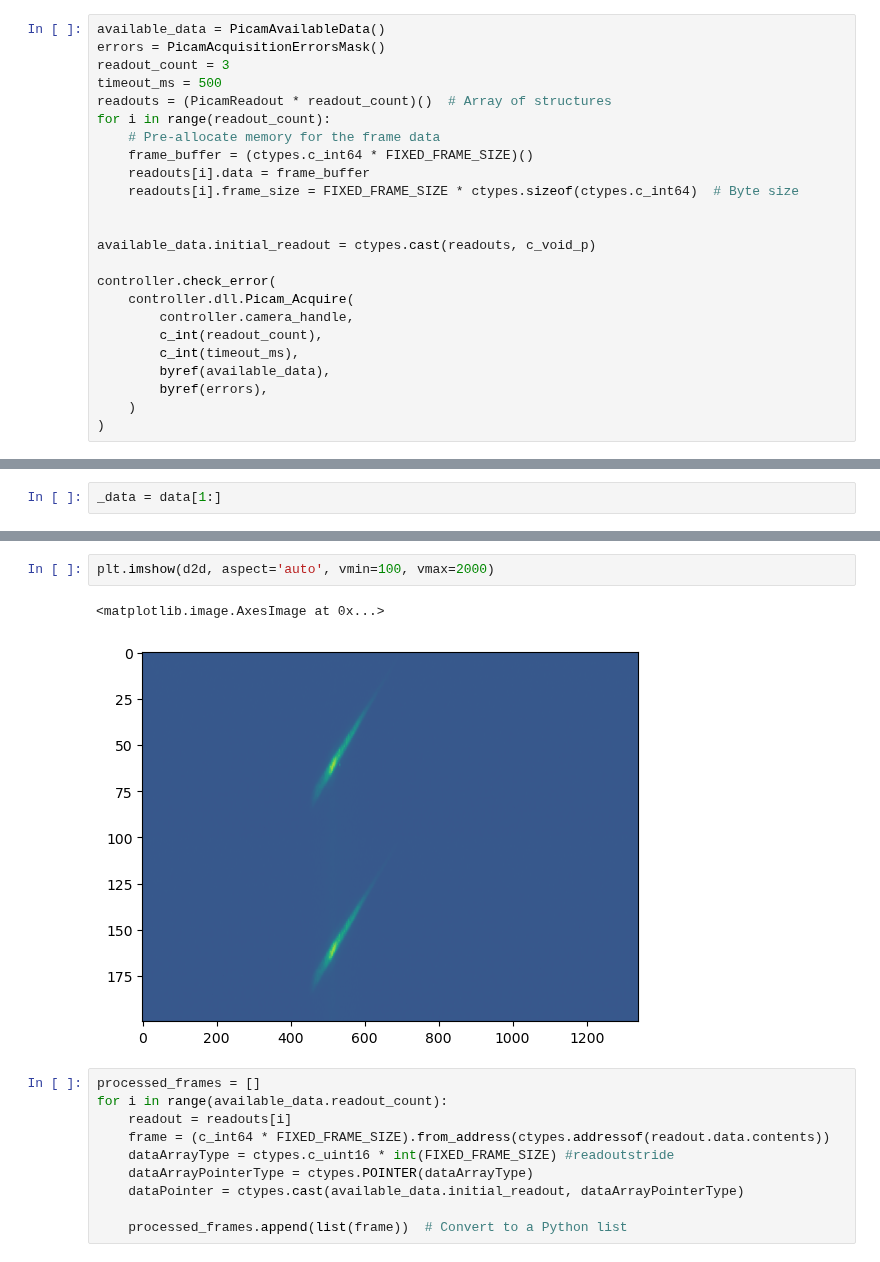
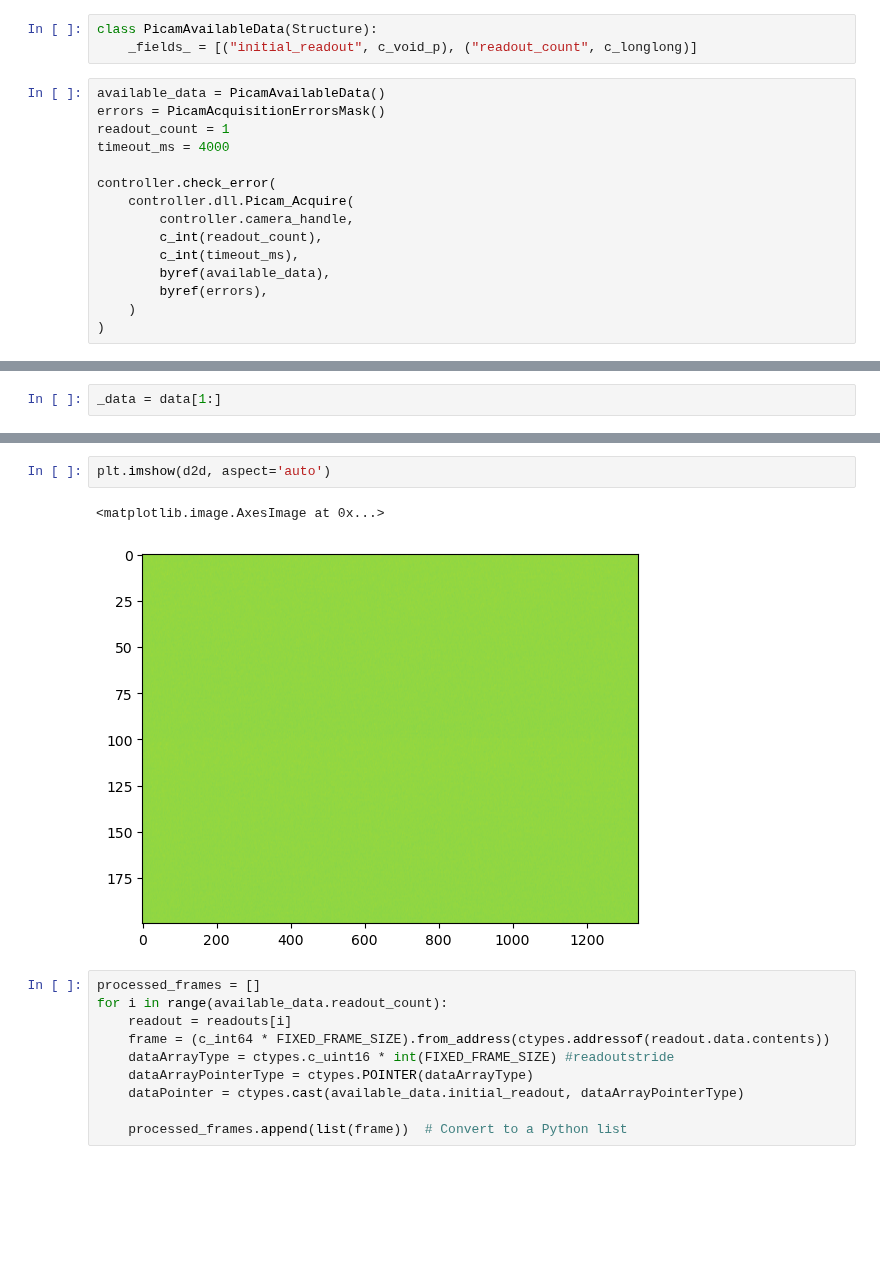
Before and after one commit to PI3-Stuttgart/squdi, a Jupyter notebook: src/qudi/jupyternotebooks/spectrometer/pixis_cam.ipynb, the cells around one changed output, grey strips where cells are left out. Saved outputs shown, nothing was run; the diff lists cells and outputs as text; blank space fills up the shorter version.

```diff
--- a/src/qudi/jupyternotebooks/spectrometer/pixis_cam.ipynb
+++ b/src/qudi/jupyternotebooks/spectrometer/pixis_cam.ipynb
@@ -238,17 +421,11 @@ controller.open_camera(cameras[0])  # Open the first available camera
+# %%
+class PicamAvailableData(Structure):
+    _fields_ = [("initial_readout", c_void_p), ("readout_count", c_longlong)]
 # %%
 available_data = PicamAvailableData()
 errors = PicamAcquisitionErrorsMask()
-readout_count = 3
-timeout_ms = 500
-readouts = (PicamReadout * readout_count)()  # Array of structures
-for i in range(readout_count):
-    # Pre-allocate memory for the frame data
-    frame_buffer = (ctypes.c_int64 * FIXED_FRAME_SIZE)()
-    readouts[i].data = frame_buffer
-    readouts[i].frame_size = FIXED_FRAME_SIZE * ctypes.sizeof(ctypes.c_int64)  # Byte size
-
-
-available_data.initial_readout = ctypes.cast(readouts, c_void_p)
+readout_count = 1
+timeout_ms = 4000
 
 controller.check_error(
     controller.dll.Picam_Acquire(
@@ -293,8 +475,8 @@ plt.plot(data[1:134000])
 # %%
-plt.imshow(d2d, aspect='auto', vmin=100, vmax=2000)
+plt.imshow(d2d, aspect='auto')
 # %% [output]
 <matplotlib.image.AxesImage at 0x...>
-[figure, old version]
+[figure, new version]
 # %%
 processed_frames = []
 for i in range(available_data.readout_count):
```
Also changed, not shown: parts of 20 cells of this notebook, 3 other files.
